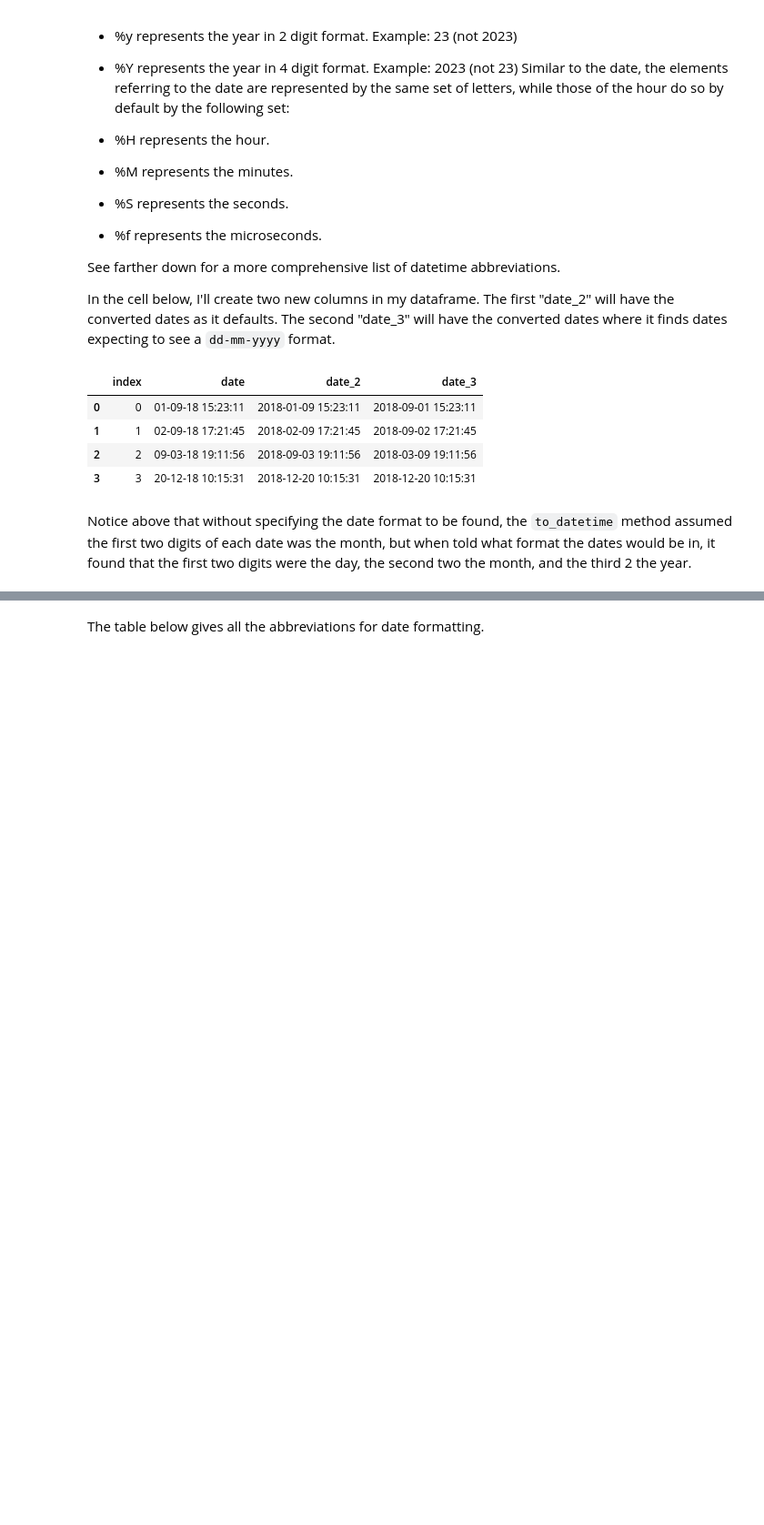
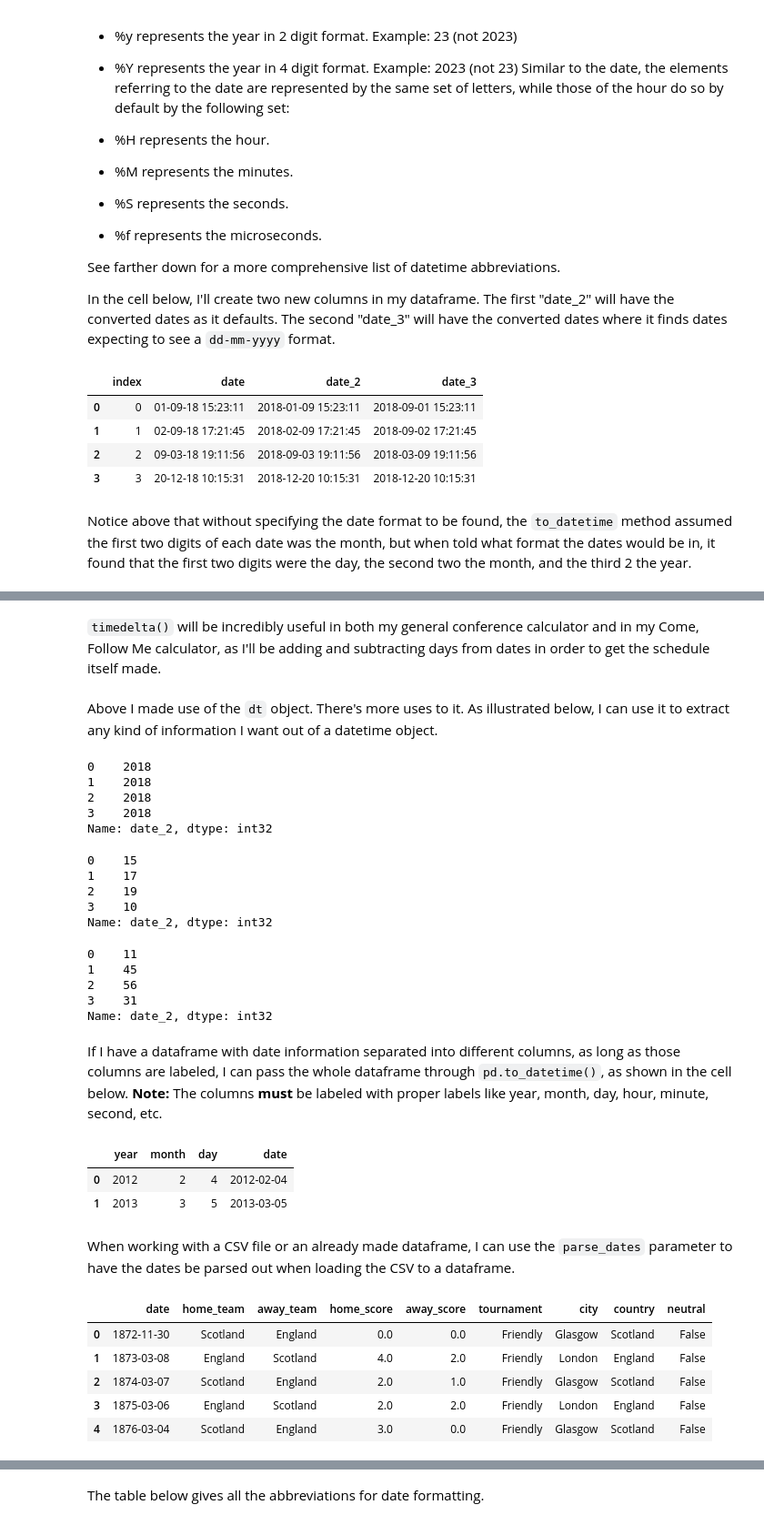
Before and after one commit to bfranx62/come-follow-me-breakdown-builder, a Jupyter notebook: Dates Learning.ipynb, the cells around one changed output, grey strips where cells are left out. Shown at 91% size. Cells and saved outputs as stored; diff of their text form; code cells hidden in the pictures; blank space fills up the shorter version.

```diff
--- a/Dates Learning.ipynb
+++ b/Dates Learning.ipynb
@@ -83,0 +243,59 @@ Notice above that without specifying the date format to be found, the `to_dateti
+# %% [markdown]
+`timedelta()` will be incredibly useful in both my general conference calculator and in my Come, Follow Me calculator, as I'll be adding and subtracting days from dates in order to get the schedule itself made.
+# %% [markdown]
+Above I made use of the `dt` object. There's more uses to it. As illustrated below, I can use it to extract any kind of information I want out of a datetime object.
+# %%
+# extracts the year from a datetime object or series of objects
+df.date_2.dt.year
+# %% [output]
+0    2018
+1    2018
+2    2018
+3    2018
+Name: date_2, dtype: int32
+# %%
+# extracts the hour
+df.date_2.dt.hour
+# %% [output]
+0    15
+1    17
+2    19
+3    10
+Name: date_2, dtype: int32
+# %%
+# extracts the second
+df.date_2.dt.second
+# %% [output]
+0    11
+1    45
+2    56
+3    31
+Name: date_2, dtype: int32
+# %% [markdown]
+If I have a dataframe with date information separated into different columns, as long as those columns are labeled, I can pass the whole dataframe through `pd.to_datetime()`, as shown in the cell below. **Note:** The columns **must** be labeled with proper labels like year, month, day, hour, minute, second, etc.
+# %%
+df_2 = pd.DataFrame({'year': [2012, 2013],
+                     'month': [2,3],
+                     'day': [4,5]})
+
+df_2['date'] = pd.to_datetime(df_2)
+df_2
+# %% [output]
+|  | year | month | day | date |
+| 0 | 2012 | 2 | 4 | 2012-02-04 |
+| 1 | 2013 | 3 | 5 | 2013-03-05 |
+# %% [markdown]
+When working with a CSV file or an already made dataframe, I can use the `parse_dates` parameter to have the dates be parsed out when loading the CSV to a dataframe.
+# %%
+url = "https://raw.githubusercontent.com/data-bootcamp-v4/data/main/results.csv"
+
+df_3 = pd.read_csv(url)
+df_3.head()
+# This shows us that the column with the date of the match is just labeled 'date'
+# %% [output]
+|  | date | home_team | away_team | home_score | away_score | tournament | city | country | neutral |
+| 0 | 1872-11-30 | Scotland | England | 0.0 | 0.0 | Friendly | Glasgow | Scotland | False |
+| 1 | 1873-03-08 | England | Scotland | 4.0 | 2.0 | Friendly | London | England | False |
+| 2 | 1874-03-07 | Scotland | England | 2.0 | 1.0 | Friendly | Glasgow | Scotland | False |
+| 3 | 1875-03-06 | England | Scotland | 2.0 | 2.0 | Friendly | London | England | False |
+| 4 | 1876-03-04 | Scotland | England | 3.0 | 0.0 | Friendly | Glasgow | Scotland | False |
```
Also changed, not shown: parts of 44 cells of this notebook.
